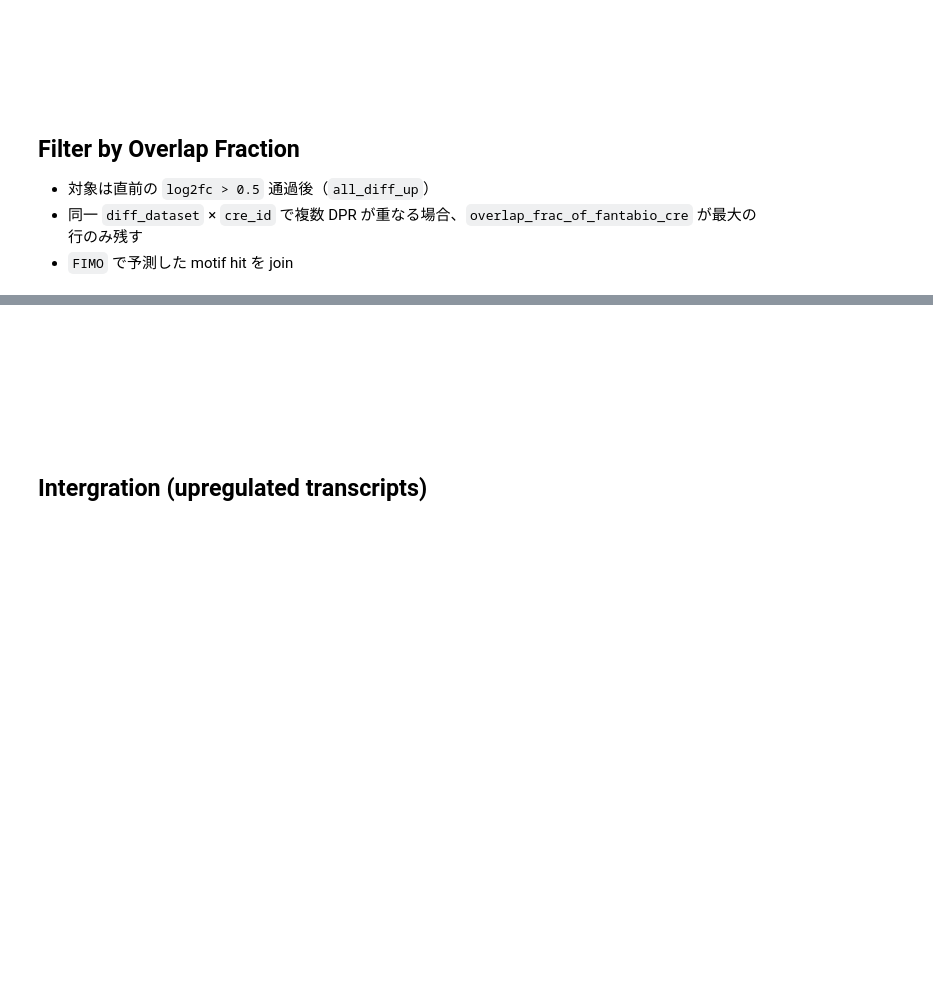
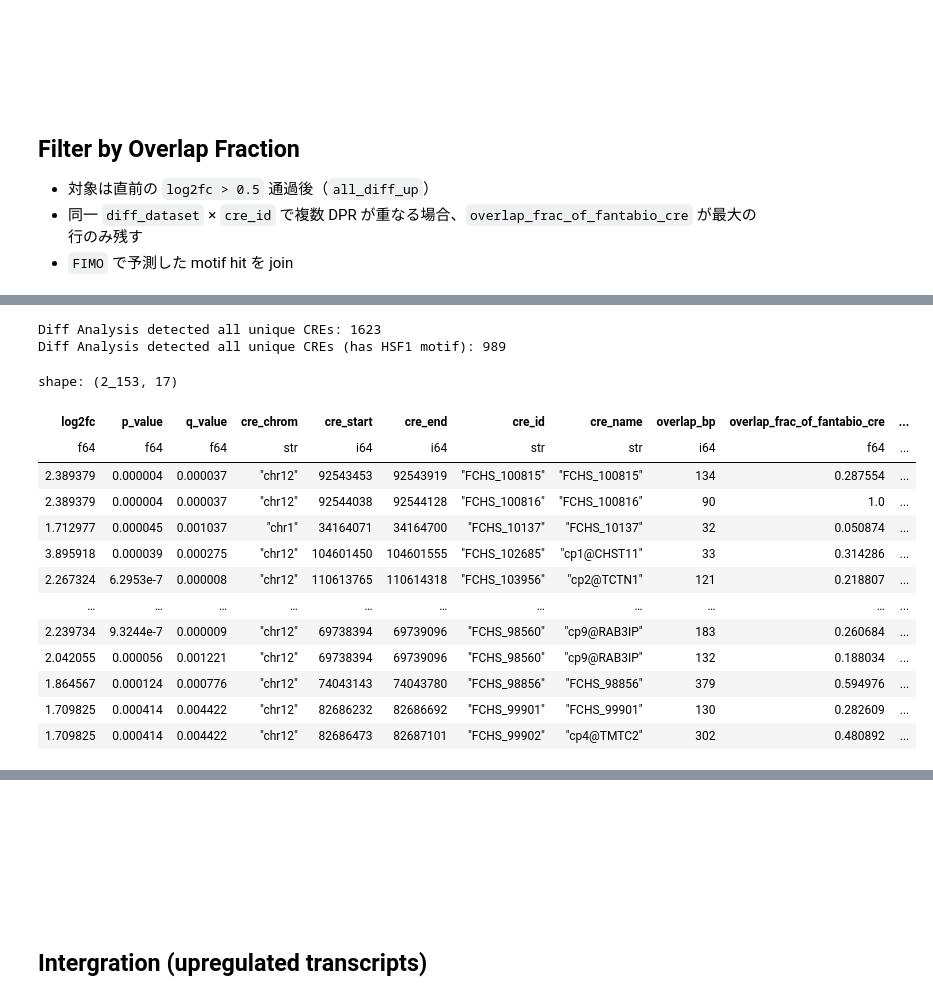
Before and after one commit to yonesora56/HS_human_ncRNA, a Jupyter notebook: notebooks/04_ChIPatlas_diff/04_02_up5p_diff_analysis_chipseq_hsf1.ipynb, the cells around one changed output, grey strips where cells are left out. Saved outputs shown, nothing was run; the diff lists cells and outputs as text; code cells hidden in the pictures; blank space fills up the shorter version.

```diff
--- a/notebooks/04_ChIPatlas_diff/04_02_up5p_diff_analysis_chipseq_hsf1.ipynb
+++ b/notebooks/04_ChIPatlas_diff/04_02_up5p_diff_analysis_chipseq_hsf1.ipynb
@@ -298,3 +313,24 @@ shape: (2_153, 17)
+# %%
+print(f"Diff Analysis detected all unique CREs: {all_diff_up_filtered.select("cre_id").n_unique()}")
+print(f"Diff Analysis detected all unique CREs (has HSF1 motif): {all_diff_up_filtered.filter(pl.col("n_motif_hit").is_not_null()).select("cre_id").n_unique()}")
+display(all_diff_up_filtered.sort("cre_id", descending=False))
+# %% [output]
+Diff Analysis detected all unique CREs: 1623
+Diff Analysis detected all unique CREs (has HSF1 motif): 989
+shape: (2_153, 17)
+| log2fc | p_value | q_value | cre_chrom | cre_start | cre_end | cre_id | cre_name | overlap_bp | overlap_frac_of_fantabio_cre | ... |
+| f64 | f64 | f64 | str | i64 | i64 | str | str | i64 | f64 | ... |
+| 2.389379 | 0.000004 | 0.000037 | "chr12" | 92543453 | 92543919 | "FCHS_100815" | "FCHS_100815" | 134 | 0.287554 | ... |
+| 2.389379 | 0.000004 | 0.000037 | "chr12" | 92544038 | 92544128 | "FCHS_100816" | "FCHS_100816" | 90 | 1.0 | ... |
+| 1.712977 | 0.000045 | 0.001037 | "chr1" | 34164071 | 34164700 | "FCHS_10137" | "FCHS_10137" | 32 | 0.050874 | ... |
+| 3.895918 | 0.000039 | 0.000275 | "chr12" | 104601450 | 104601555 | "FCHS_102685" | "cp1@CHST11" | 33 | 0.314286 | ... |
+| 2.267324 | 6.2953e-7 | 0.000008 | "chr12" | 110613765 | 110614318 | "FCHS_103956" | "cp2@TCTN1" | 121 | 0.218807 | ... |
+| … | … | … | … | … | … | … | … | … | … | ... |
+| 2.239734 | 9.3244e-7 | 0.000009 | "chr12" | 69738394 | 69739096 | "FCHS_98560" | "cp9@RAB3IP" | 183 | 0.260684 | ... |
+| 2.042055 | 0.000056 | 0.001221 | "chr12" | 69738394 | 69739096 | "FCHS_98560" | "cp9@RAB3IP" | 132 | 0.188034 | ... |
+| 1.864567 | 0.000124 | 0.000776 | "chr12" | 74043143 | 74043780 | "FCHS_98856" | "FCHS_98856" | 379 | 0.594976 | ... |
+| 1.709825 | 0.000414 | 0.004422 | "chr12" | 82686232 | 82686692 | "FCHS_99901" | "FCHS_99901" | 130 | 0.282609 | ... |
+| 1.709825 | 0.000414 | 0.004422 | "chr12" | 82686473 | 82687101 | "FCHS_99902" | "cp4@TMTC2" | 302 | 0.480892 | ... |
 # %%
 # For figshare
 all_diff_up_filtered.drop(
```
Also changed, not shown: parts of 4 cells of this notebook, 4 other files.
